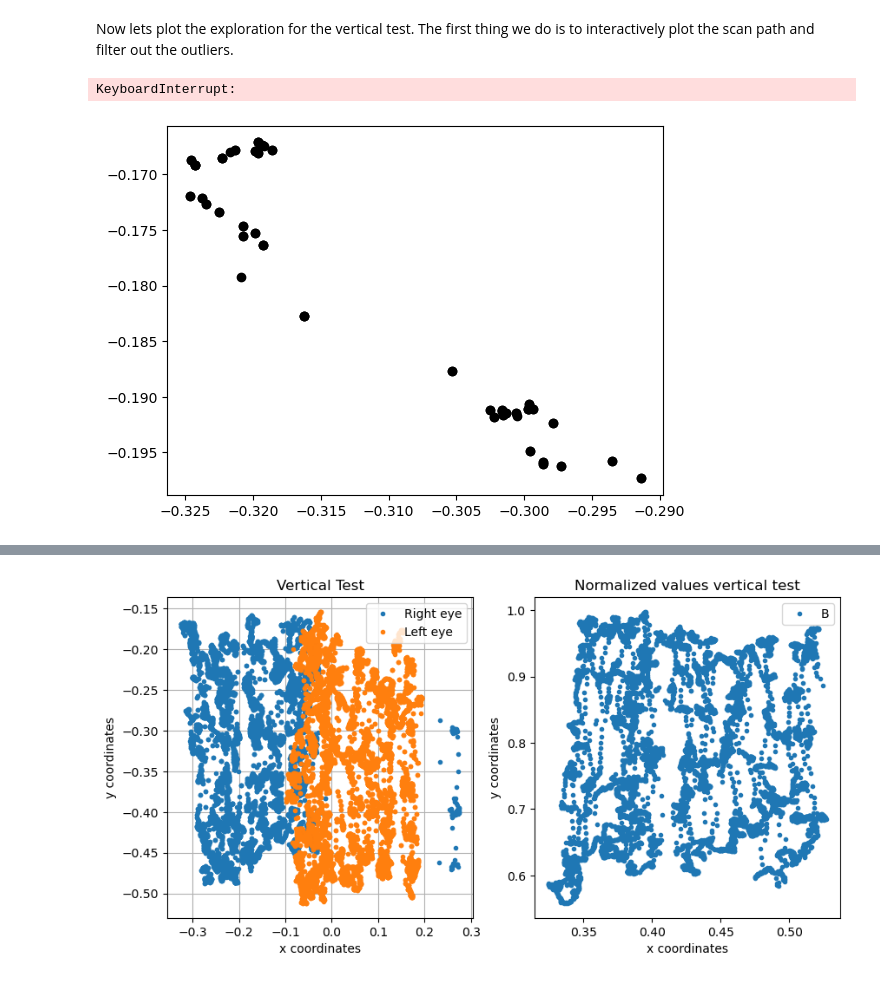
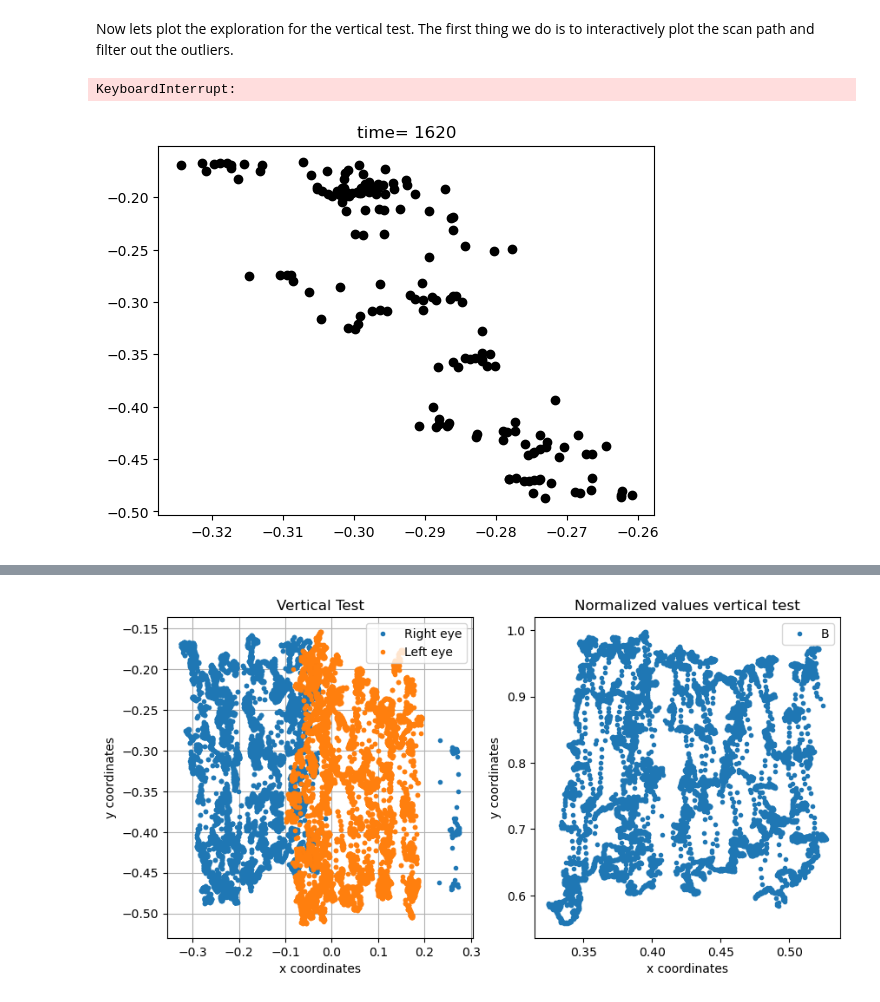
Before and after one commit to Rockyneuron/vision_ejes, a Jupyter notebook: analysis.ipynb, the cells around one changed output, grey strips where cells are left out. Saved outputs shown, nothing was run; the diff lists cells and outputs as text; code cells hidden in the pictures.

```diff
--- a/analysis.ipynb
+++ b/analysis.ipynb
@@ -40,12 +40,17 @@ The first thing we do is to interactively plot the scan path and filter out the
 # %%
 import time
 import pylab as pl
 from IPython import display
+%matplotlib inline
+
 for timestamp,_ in enumerate(vertical_test['gaze_normal0_x']):
+    if timestamp%10!=0:
+        continue
     plt.plot(vertical_test['gaze_normal0_x'][timestamp],vertical_test['gaze_normal0_y'][timestamp],'o',color='black')
+    plt.title('time= {}'.format(timestamp))
     display.clear_output(wait=True)
     display.display(pl.gcf())
-    # time.sleep(0.0005)
+    time.sleep(0.000000005)
 # %% [output]
 KeyboardInterrupt:
-[figure, old version]
+[figure, new version]
```
Also changed, not shown: parts of 3 cells of this notebook.
